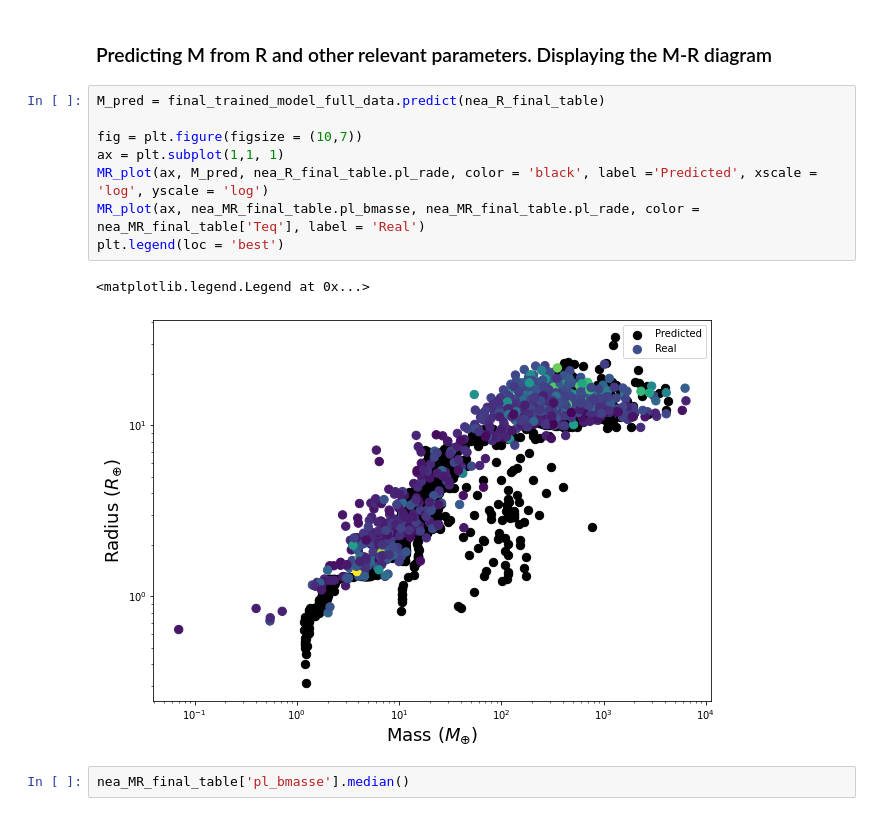
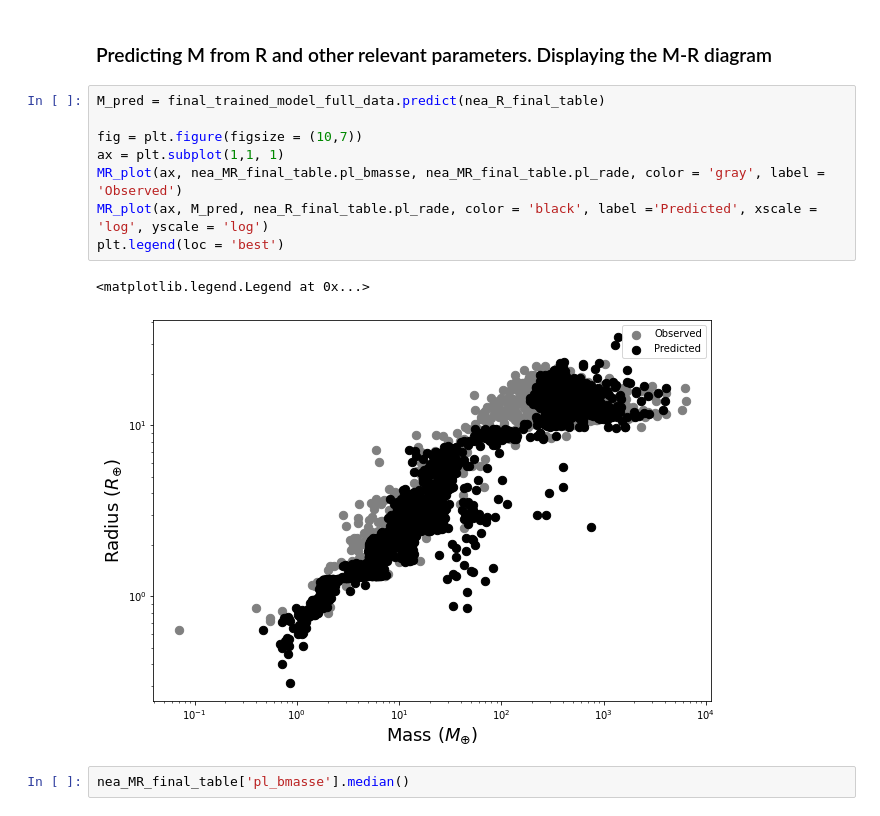
Before and after one commit to vadibekyan/ExoPLots, a Jupyter notebook: mr_ml.ipynb, the cells around one changed output. Drawn from its saved outputs; the diff is of its cells as text.

```diff
--- a/mr_ml.ipynb
+++ b/mr_ml.ipynb
@@ -308,14 +308,14 @@ See the caveats in the documentation: https://pandas.pydata.org/pandas-docs/stab
 # %%
 M_pred = final_trained_model_full_data.predict(nea_R_final_table)
 
 fig = plt.figure(figsize = (10,7))
 ax = plt.subplot(1,1, 1)
+MR_plot(ax, nea_MR_final_table.pl_bmasse, nea_MR_final_table.pl_rade, color = 'gray', label = 'Observed')
 MR_plot(ax, M_pred, nea_R_final_table.pl_rade, color = 'black', label ='Predicted', xscale = 'log', yscale = 'log')
-MR_plot(ax, nea_MR_final_table.pl_bmasse, nea_MR_final_table.pl_rade, color = nea_MR_final_table['Teq'], label = 'Real')
 plt.legend(loc = 'best')
 # %% [output]
 <matplotlib.legend.Legend at 0x...>
-[figure, old version]
+[figure, new version]
 # %%
 nea_MR_final_table['pl_bmasse'].median()
 # %% [output]
```
Also changed, not shown: parts of 6 cells of this notebook.
